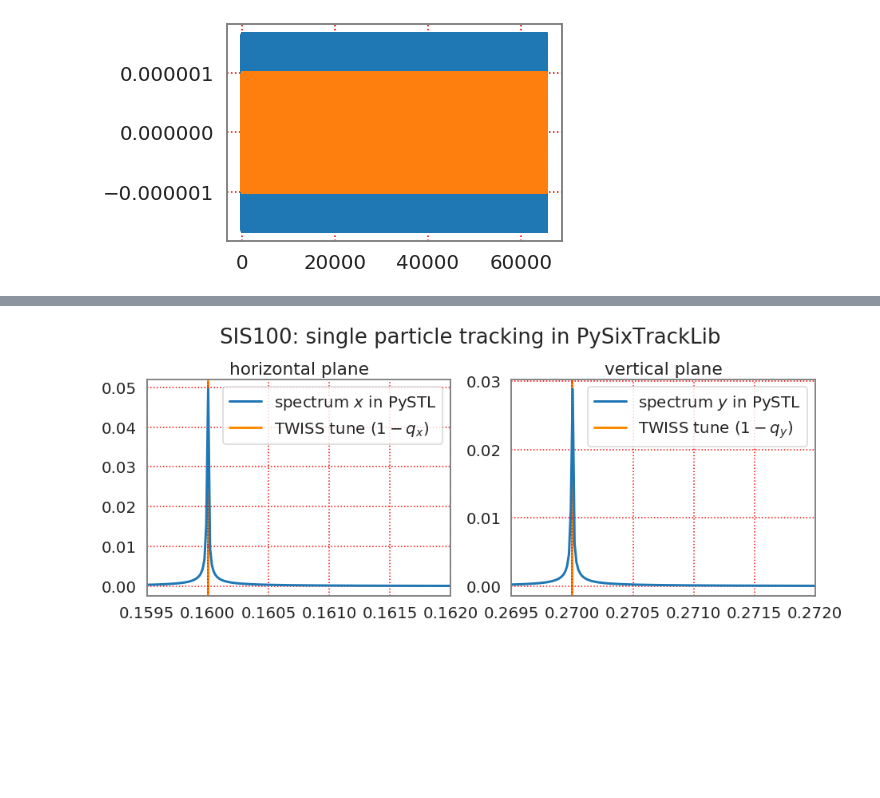
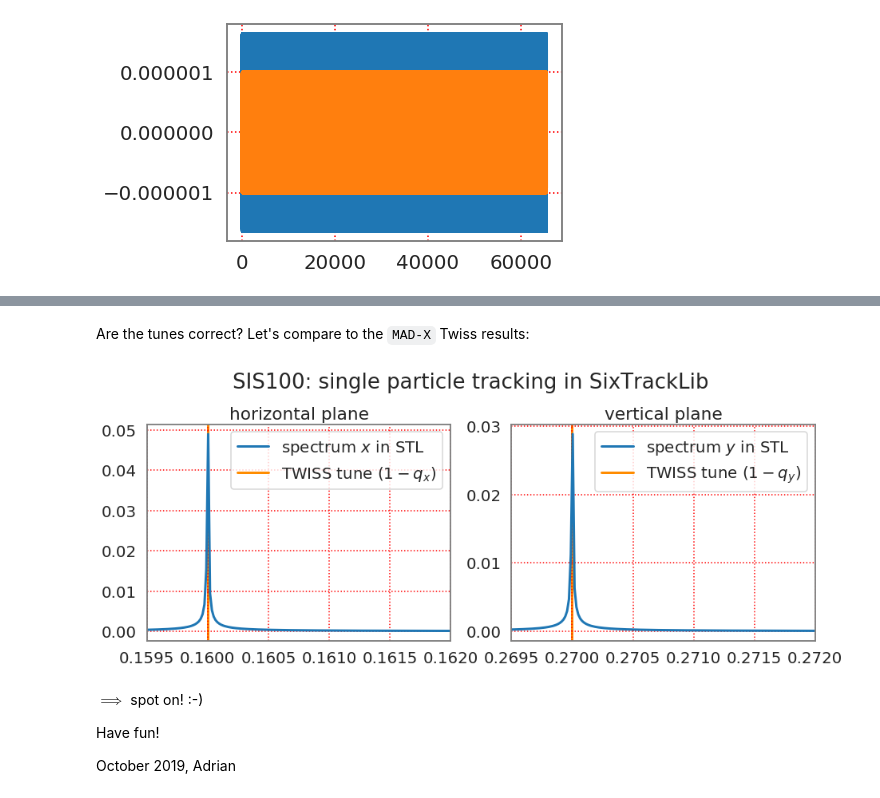
Before and after one commit to aoeftiger/sixtracklib_pyht_playground, a Jupyter notebook: sis100/SIS100.ipynb, the cells around one changed output, grey strips where cells are left out. Cells and saved outputs as stored; diff of their text form; code cells hidden in the pictures; blank space fills up the shorter version.

```diff
--- a/sis100/SIS100.ipynb
+++ b/sis100/SIS100.ipynb
@@ -142,8 +160,10 @@ sis100 = madx.sequence.sis100ring
 # %%
 pysixtrack_elements, _ = pysixtrack.Line.from_madx_sequence(
-    sis100, exact_drift=True, ignored_madtypes=[
-        'collimator', 'kicker', 'elseparator']
+    madx.sequence.sis100ring, exact_drift=True,
+#     ignored_madtypes=[
+#         'collimator', 'kicker', 'elseparator', 'hmonitor', 'vmonitor', 'tkicker']
 )
 # %%
-# pysixtrack_elements.remove_zero_length_drifts(inplace=True);
+pysixtrack_elements.remove_zero_length_drifts(inplace=True);
+pysixtrack_elements.merge_consecutive_drifts(inplace=True);
 # %%
@@ -195,3 +220,5 @@ plt.plot(rec_y)
+# %% [markdown]
+Are the tunes correct? Let's compare to the `MAD-X` Twiss results:
 # %%
 Qx = twiss.summary['q1']
 qx = Qx % 1
@@ -203,31 +230,37 @@ qy = qy if qy < 0.5 else 1 - qy
 # %%
 fig, ax = plt.subplots(1, 2, figsize=(15, 5))
 
 plt.sca(ax[0])
 plt.title('horizontal plane')
 plt.plot(
     np.fft.rfftfreq(len(rec_x)),
     np.abs(np.fft.rfft(rec_x)),
-    label=r'spectrum $x$ in PySTL'
+    label=r'spectrum $x$ in STL'
 )
 plt.axvline(qx, color='darkorange', zorder=-1,
             label='TWISS tune $(1-q_x)$')
 plt.xlim(qx - 0.0005, qx + 0.002)
 plt.legend()
 
 plt.sca(ax[1])
 plt.title('vertical plane')
 plt.plot(
     np.fft.rfftfreq(len(rec_y)),
     np.abs(np.fft.rfft(rec_y)),
-    label=r'spectrum $y$ in PySTL'
+    label=r'spectrum $y$ in STL'
 )
 plt.axvline(qy, color='darkorange', zorder=-1,
             label='TWISS tune $(1-q_y)$')
 plt.xlim(qy - 0.0005, qy + 0.002)
 plt.legend()
 
-plt.suptitle('SIS100: single particle tracking in PySixTrackLib', y=1.06, fontsize=26)
+plt.suptitle('SIS100: single particle tracking in SixTrackLib', y=1.06, fontsize=26)
 plt.savefig('./pystl_sis100_tunes.pdf', bbox_inches='tight')
 # %% [output]
-[figure, old version]
+[figure, new version]
+# %% [markdown]
+$\implies$ spot on! :-)
+
+Have fun!
+
+October 2019, Adrian
```
Also changed, not shown: parts of 27 cells of this notebook, 1 other file.
